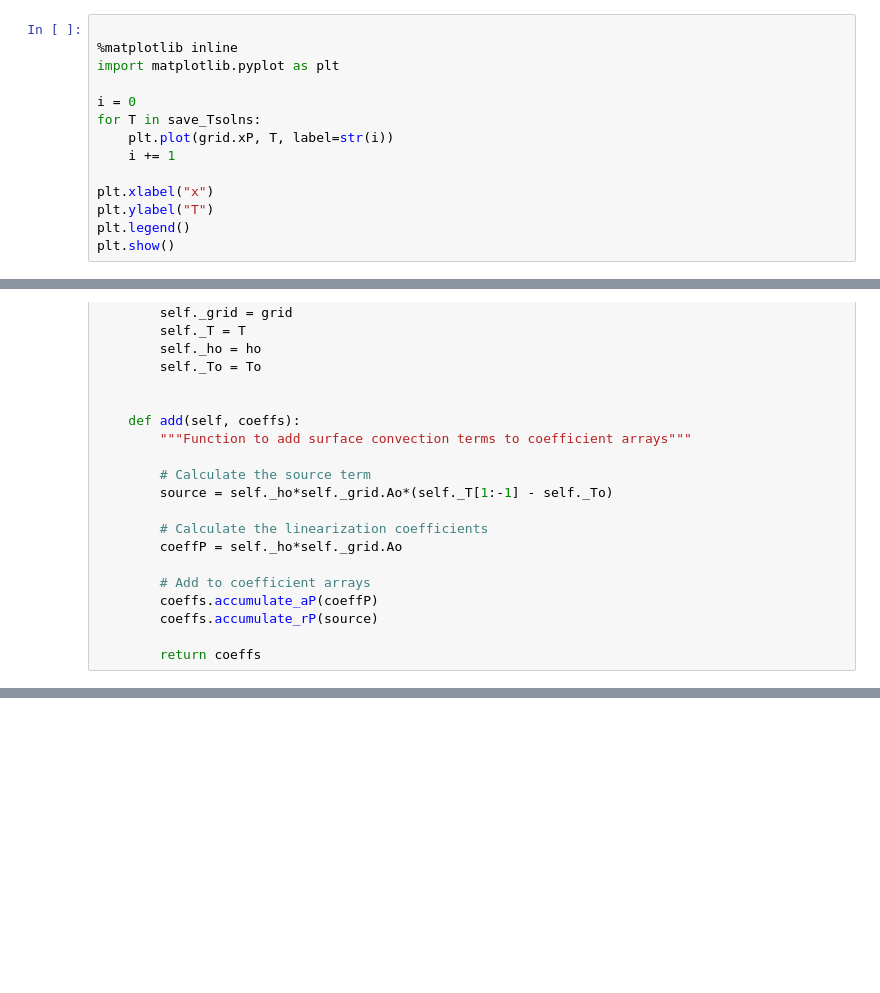
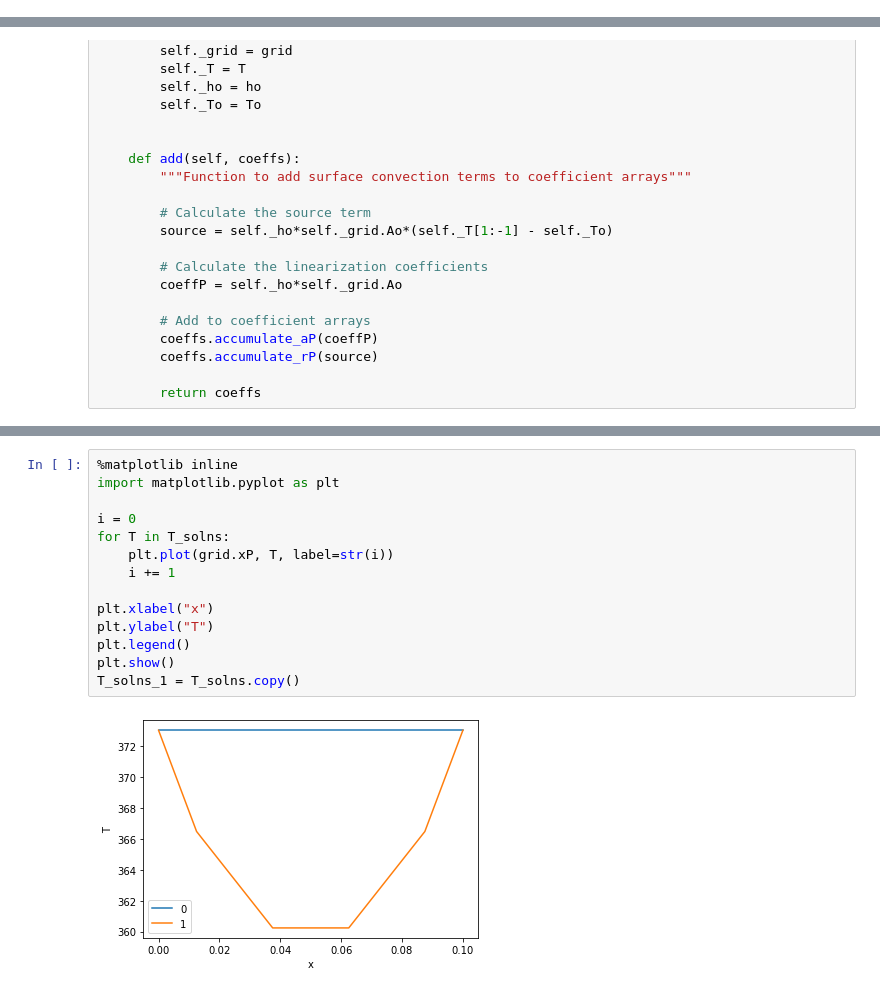
Before and after one commit to LamiaAroni/9710_CFD_project1, a Jupyter notebook: CFD_Assignment_lamia.ipynb, the cells around one changed output, grey strips where cells are left out. Cells and saved outputs as stored; diff of their text form; blank space fills up the shorter version.

```diff
--- a/CFD_Assignment_lamia.ipynb
+++ b/CFD_Assignment_lamia.ipynb
@@ -385,17 +385,3 @@ Iteration = 1; Max. Resid. = 3.3306690738754696e-15; Avg. Resid. = 1.30451205393
 #save_Tsolns.extend(T_solns)
 #print(save_Tsolns)
 #save_Tsolns = []
-# %%
-
-%matplotlib inline
-import matplotlib.pyplot as plt
-
-i = 0
-for T in save_Tsolns:
-    plt.plot(grid.xP, T, label=str(i))
-    i += 1
-
-plt.xlabel("x")
-plt.ylabel("T")
-plt.legend()
-plt.show()
@@ -445,0 +509,16 @@ class SurfaceConvectionModel:
+# %%
+%matplotlib inline
+import matplotlib.pyplot as plt
+
+i = 0
+for T in T_solns:
+    plt.plot(grid.xP, T, label=str(i))
+    i += 1
+
+plt.xlabel("x")
+plt.ylabel("T")
+plt.legend()
+plt.show()
+T_solns_1 = T_solns.copy()
+# %% [output]
+[figure, added]
```
Also changed, not shown: parts of 17 cells of this notebook.
